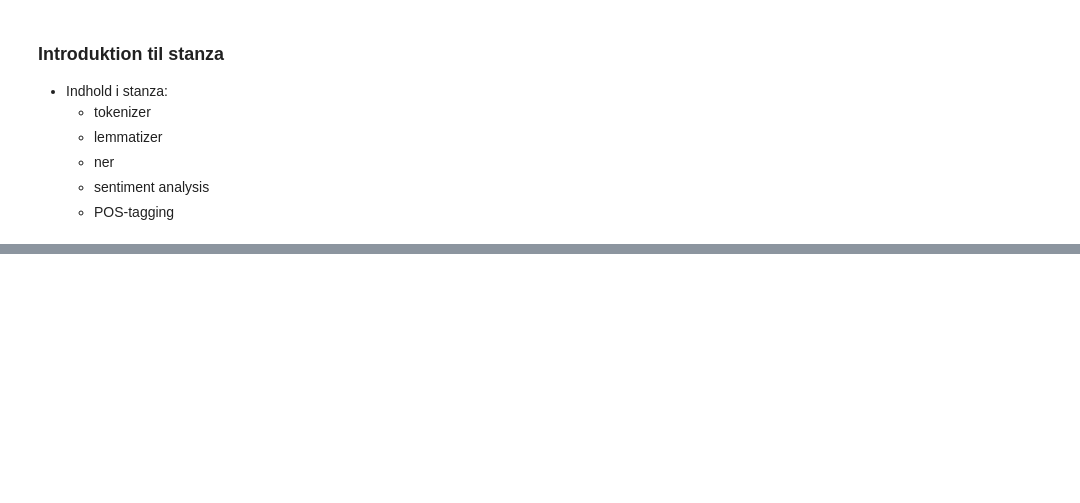
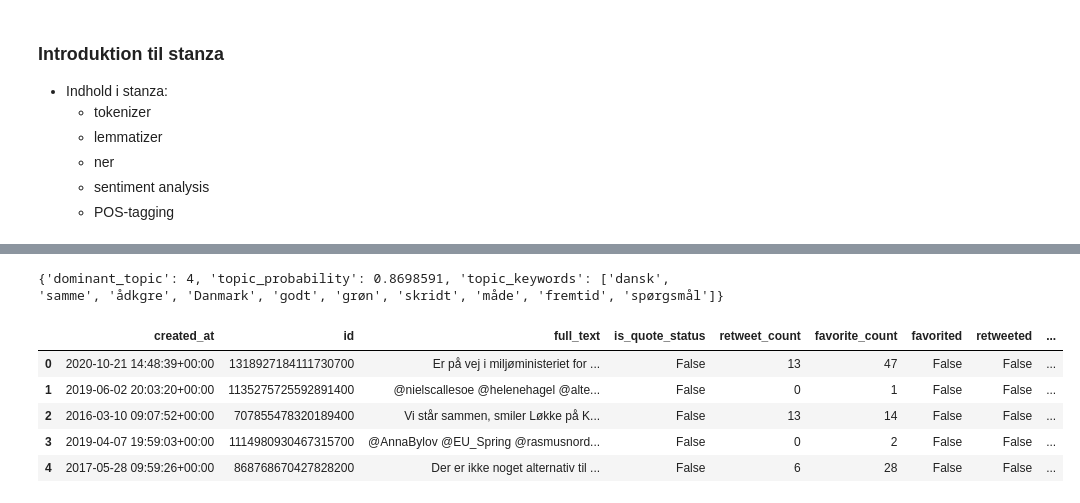
Before and after one commit to CALDISS-AAU/course_ndms-I, a Jupyter notebook: notebooks/05_text-as-data.ipynb, the cells around one changed output, grey strips where cells are left out. Cells and saved outputs as stored; diff of their text form; code cells hidden in the pictures; blank space fills up the shorter version.

```diff
--- a/notebooks/05_text-as-data.ipynb
+++ b/notebooks/05_text-as-data.ipynb
@@ -527,0 +1119,46 @@ post = reddit_df.loc[503, 'post_selftext']
+# %%
+# Function for getting dominant topic for one corpus entry (bag-of-word tuples - bowt)
+def get_dominant_topic(text_bowt, ldamodel = lda_model):
+
+    dominant_topic_dict = dict()
+
+    topics_doc = ldamodel[text_bowt]
+
+    dominant_topic = sorted(topics_doc, key = lambda t: t[1], reverse = True)[0]
+    topic_num = dominant_topic[0]
+    topic_prob = dominant_topic[1]
+
+    topic_kws = [word for word, prop in ldamodel.show_topic(topic_num)]
+
+    dominant_topic_dict['dominant_topic'] = topic_num
+    dominant_topic_dict['topic_probability'] = topic_prob
+    dominant_topic_dict['topic_keywords'] = topic_kws
+
+    return(dominant_topic_dict) # Note that domninant topic info is returned as dictionary
+# %%
+# Creating list of dictionaries - one dictionary contatining dominant topic info for each corpus entry
+corpus_dominant_topics = list()
+
+for tweet_bowt in tweets_corpus:
+    dominant_topic = get_dominant_topic(tweet_bowt)
+    corpus_dominant_topics.append(dominant_topic)
+
+print(corpus_dominant_topics[0])
+# %% [output]
+{'dominant_topic': 4, 'topic_probability': 0.8698591, 'topic_keywords': ['dansk', 'samme', 'ådkgre', 'Danmark', 'godt', 'grøn', 'skridt', 'måde', 'fremtid', 'spørgsmål']}
+# %%
+# Add the dominant topic list as a series to the original data frame (NOTE: This assumes that order of entries has not been changed)
+tweets_df['dominant_topic_dict'] = pd.Series(corpus_dominant_topics)
+# %%
+# Spreading dominant topic dictionaries into columns using json_normalize
+tweets_df_topics = pd.merge(tweets_df, pd.json_normalize(tweets_df['dominant_topic_dict']), left_index=True, right_index=True)
+# %%
+# Check resultS
+tweets_df_topics.head()
+# %% [output]
+|  | created_at | id | full_text | is_quote_status | retweet_count | favorite_count | favorited | retweeted | ... |
+| 0 | 2020-10-21 14:48:39+00:00 | 1318927184111730700 | Er på vej i miljøministeriet for ... | False | 13 | 47 | False | False | ... |
+| 1 | 2019-06-02 20:03:20+00:00 | 1135275725592891400 | @nielscallesoe @helenehagel @alte... | False | 0 | 1 | False | False | ... |
+| 2 | 2016-03-10 09:07:52+00:00 | 707855478320189400 | Vi står sammen, smiler Løkke på K... | False | 13 | 14 | False | False | ... |
+| 3 | 2019-04-07 19:59:03+00:00 | 1114980930467315700 | @AnnaBylov @EU_Spring @rasmusnord... | False | 0 | 2 | False | False | ... |
+| 4 | 2017-05-28 09:59:26+00:00 | 868768670427828200 | Der er ikke noget alternativ til ... | False | 6 | 28 | False | False | ... |
```
Also changed, not shown: parts of 91 cells of this notebook, 2 other files.
